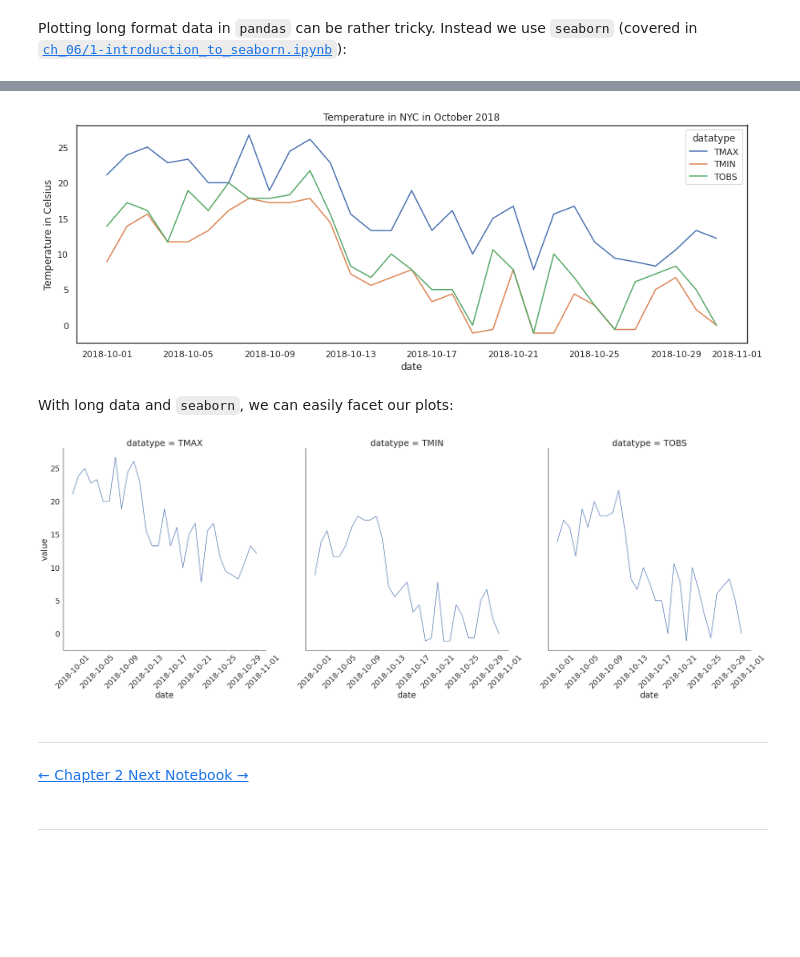
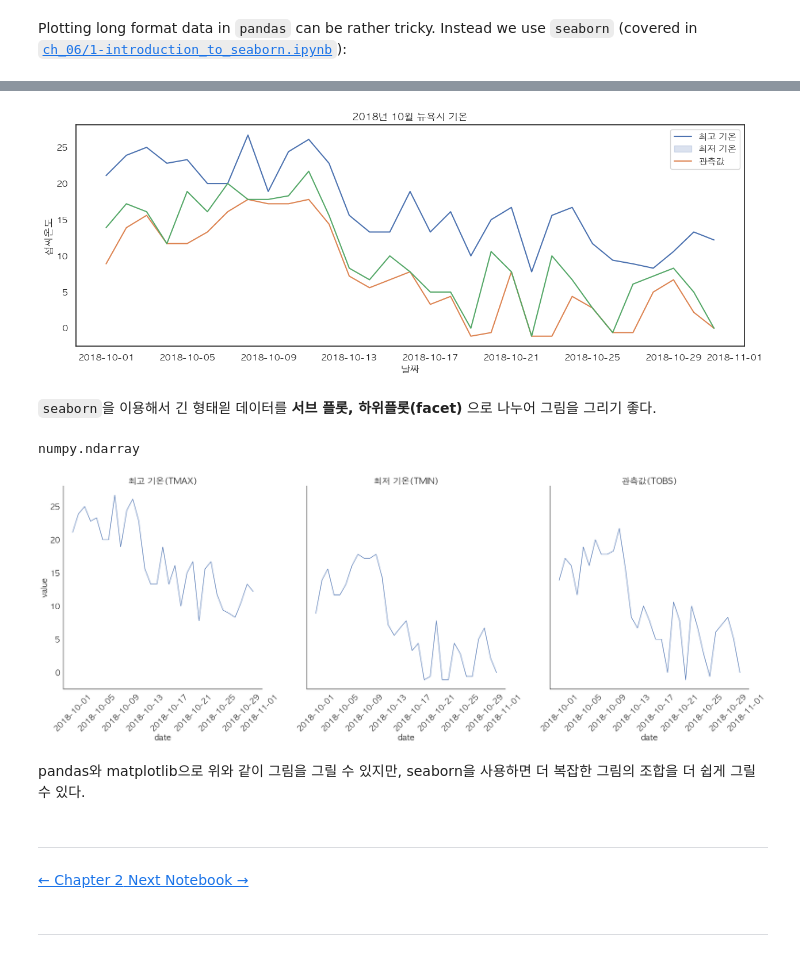
Before and after one commit to kimminyoung0/DataAnalysis_, a Jupyter notebook: ch_03/1-wide_vs_long.ipynb, the cells around one changed output, grey strips where cells are left out. Cells and saved outputs as stored; diff of their text form; code cells hidden in the pictures; blank space fills up the shorter version.

Commit message:
긴 형태의 데이터 seaborn으로 시각화 + API로 데이터 받아오기

```diff
--- a/ch_03/1-wide_vs_long.ipynb
+++ b/ch_03/1-wide_vs_long.ipynb
@@ -122,30 +155,51 @@ Plotting long format data in `pandas` can be rather tricky. Instead we use `seab
 # %%
 import seaborn as sns
 
-sns.set(rc={'figure.figsize': (15, 5)}, style='white')
+sns.set(rc={'figure.figsize': (15, 5), 'axes.unicode_minus':False},
+        style='white',
+        font = 'AppleGothic')
 
 ax = sns.lineplot(
     data=long_df, x='date', y='value', hue='datatype'
+    #seaborn은 열의 항목에 대해 선의 색(hue)를 지정할 수 있다.
 )
-ax.set_ylabel('Temperature in Celsius')
-ax.set_title('Temperature in NYC in October 2018')
+ax.set_ylabel('섭씨온도')
+ax.set_xlabel('날짜')
+ax.legend(['최고 기온', '최저 기온', '관측값'])
+ax.set_title('2018년 10월 뉴욕시 기온')
 plt.show()
 # %% [output]
-[figure, old version]
+[figure, new version]
-# %% [markdown]
-With long data and `seaborn`, we can easily facet our plots:
+# %% [markdown]
+`seaborn`을 이용해서 긴 형태읟 데이터를 **서브 플롯, 하위플롯(facet)** 으로 나누어 그림을 그리기 좋다.
+# %%
+type(axes)
+# %% [output]
+numpy.ndarray
 # %%
-sns.set(
-    rc={'figure.figsize': (20, 10)}, style='white', font_scale=2
-)
+sns.set(rc={'figure.figsize': (20, 10),
+            'axes.unicode_minus':False},
+        style='white',
+        font = 'AppleGothic',
+       font_scale = 2)
 
+#datetype으로 세 분류로 나누기 /type(g) : seaborn.axisgrid.FacetGrid
 g = sns.FacetGrid(long_df, col='datatype', height=10)
+#x축은 date, y축은 value
 g = g.map(plt.plot, 'date', 'value')
 g.set_titles(size=25)
 g.set_xticklabels(rotation=45)
+
+#type(axes) : numpy.ndarray / 각각에 제목을 세팅해주기 위해 넘파이배열로 변환
+axes = g.axes.flatten()
+axes[0].set_title('최고 기온(TMAX)')
+axes[1].set_title('최저 기온(TMIN)')
+axes[2].set_title('관측값(TOBS)')
 plt.show()
 # %% [output]
-[figure, old version]
+[figure, new version]
+# %% [markdown]
+pandas와 matplotlib으로 위와 같이 그림을 그릴 수 있지만, seaborn을 사용하면 더 복잡한 그림의 조합을 더 쉽게 그릴 수 있다.
 # %% [markdown]
 <hr>
 <div>
```
Also changed, not shown: parts of 6 cells of this notebook.
